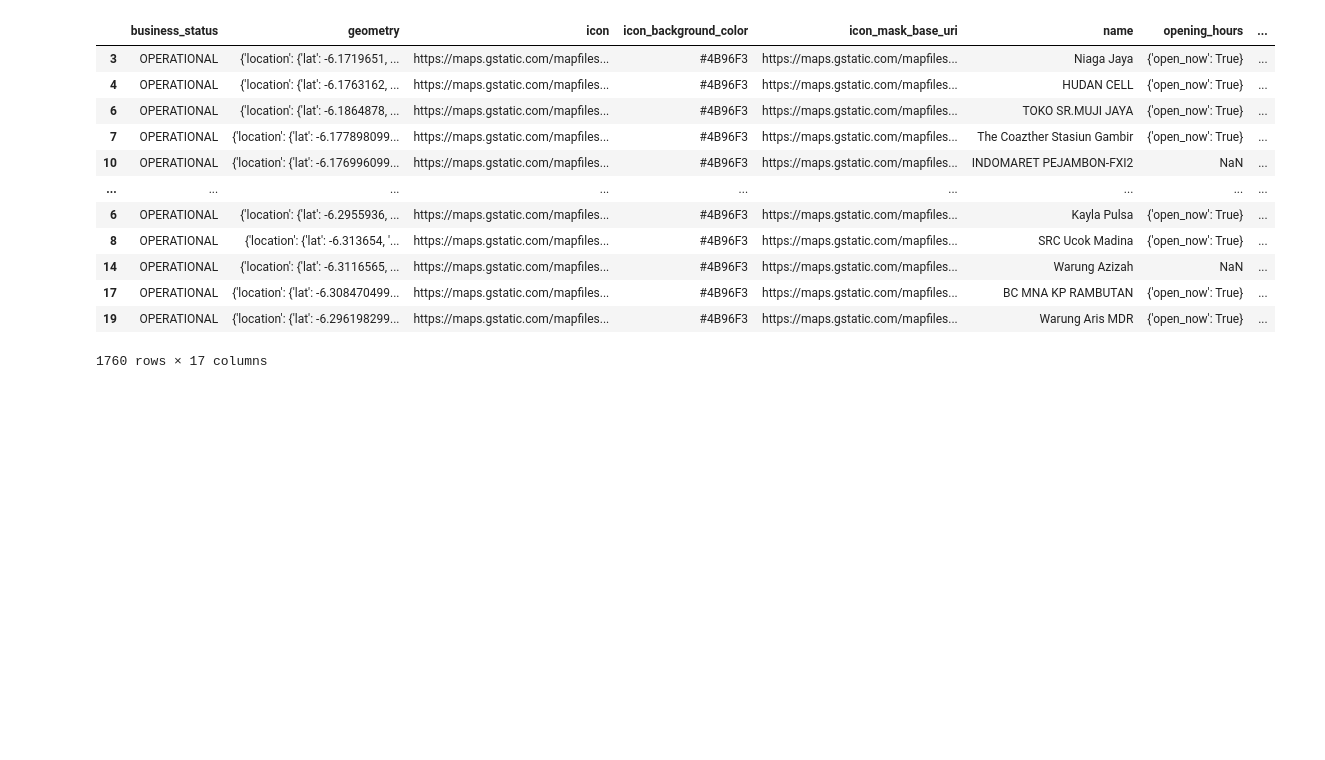
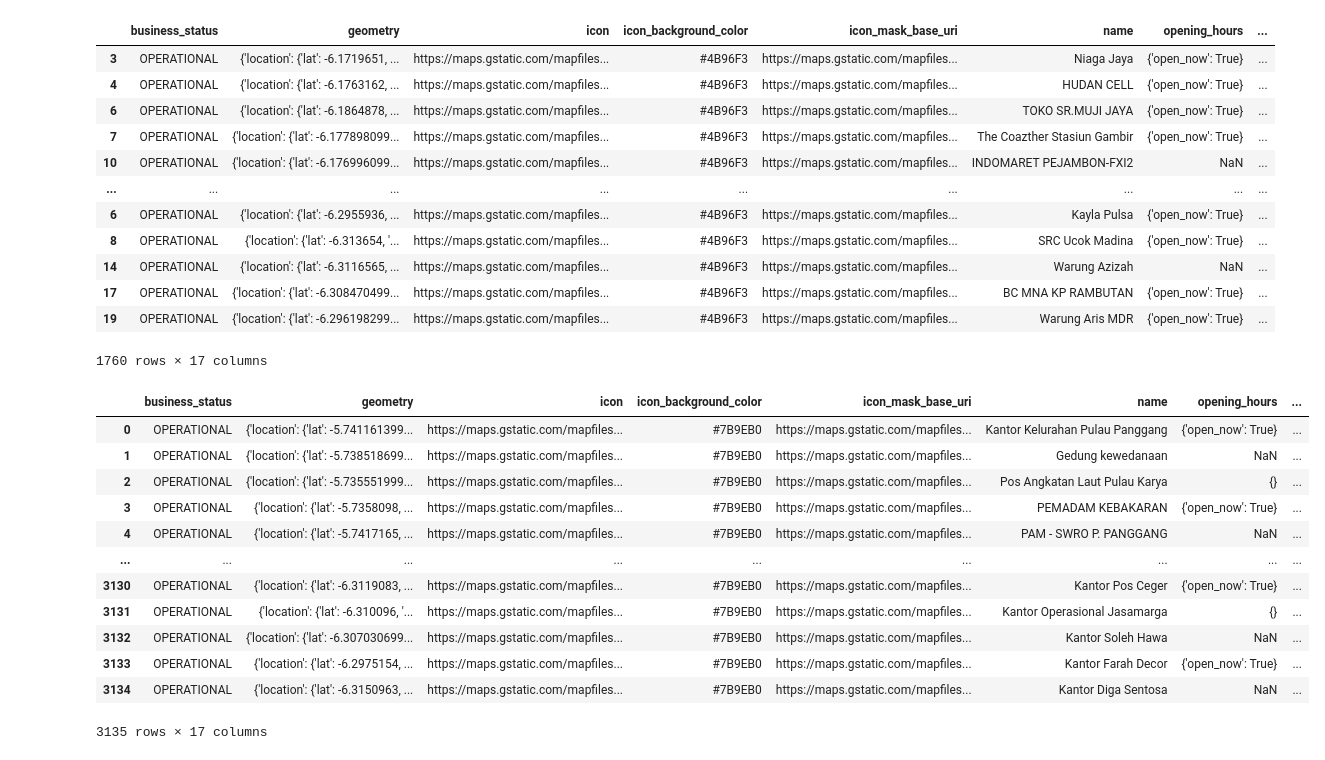
Before and after one commit to maevezhw/gemastik, a Jupyter notebook: coba-api.ipynb, the cells around one changed output. Saved outputs shown, nothing was run; the diff lists cells and outputs as text; code cells hidden in the pictures; blank space fills up the shorter version.

```diff
--- a/coba-api.ipynb
+++ b/coba-api.ipynb
@@ -582,3 +558,20 @@ shopping_mall_df_new
 1760 rows × 17 columns
 # %%
 shopping_mall_df_new.to_csv("Toko di Jakarta API.csv", index=False)
+# %%
+df = pd.read_csv("Kantor di Jakarta API.csv")
+df
+# %% [output]
+|  | business_status | geometry | icon | icon_background_color | icon_mask_base_uri | name | opening_hours | ... |
+| 0 | OPERATIONAL | {'location': {'lat': -5.741161399... | https://maps.gstatic.com/mapfiles... | #7B9EB0 | https://maps.gstatic.com/mapfiles... | Kantor Kelurahan Pulau Panggang | {'open_now': True} | ... |
+| 1 | OPERATIONAL | {'location': {'lat': -5.738518699... | https://maps.gstatic.com/mapfiles... | #7B9EB0 | https://maps.gstatic.com/mapfiles... | Gedung kewedanaan | NaN | ... |
+| 2 | OPERATIONAL | {'location': {'lat': -5.735551999... | https://maps.gstatic.com/mapfiles... | #7B9EB0 | https://maps.gstatic.com/mapfiles... | Pos Angkatan Laut Pulau Karya | {} | ... |
+| 3 | OPERATIONAL | {'location': {'lat': -5.7358098, ... | https://maps.gstatic.com/mapfiles... | #7B9EB0 | https://maps.gstatic.com/mapfiles... | PEMADAM KEBAKARAN | {'open_now': True} | ... |
+| 4 | OPERATIONAL | {'location': {'lat': -5.7417165, ... | https://maps.gstatic.com/mapfiles... | #7B9EB0 | https://maps.gstatic.com/mapfiles... | PAM - SWRO P. PANGGANG | NaN | ... |
+| ... | ... | ... | ... | ... | ... | ... | ... | ... |
+| 3130 | OPERATIONAL | {'location': {'lat': -6.3119083, ... | https://maps.gstatic.com/mapfiles... | #7B9EB0 | https://maps.gstatic.com/mapfiles... | Kantor Pos Ceger | {'open_now': True} | ... |
+| 3131 | OPERATIONAL | {'location': {'lat': -6.310096, '... | https://maps.gstatic.com/mapfiles... | #7B9EB0 | https://maps.gstatic.com/mapfiles... | Kantor Operasional Jasamarga | {} | ... |
+| 3132 | OPERATIONAL | {'location': {'lat': -6.307030699... | https://maps.gstatic.com/mapfiles... | #7B9EB0 | https://maps.gstatic.com/mapfiles... | Kantor Soleh Hawa | NaN | ... |
+| 3133 | OPERATIONAL | {'location': {'lat': -6.2975154, ... | https://maps.gstatic.com/mapfiles... | #7B9EB0 | https://maps.gstatic.com/mapfiles... | Kantor Farah Decor | {'open_now': True} | ... |
+| 3134 | OPERATIONAL | {'location': {'lat': -6.3150963, ... | https://maps.gstatic.com/mapfiles... | #7B9EB0 | https://maps.gstatic.com/mapfiles... | Kantor Diga Sentosa | NaN | ... |
+3135 rows × 17 columns
```
Also changed, not shown: parts of 4 cells of this notebook.
